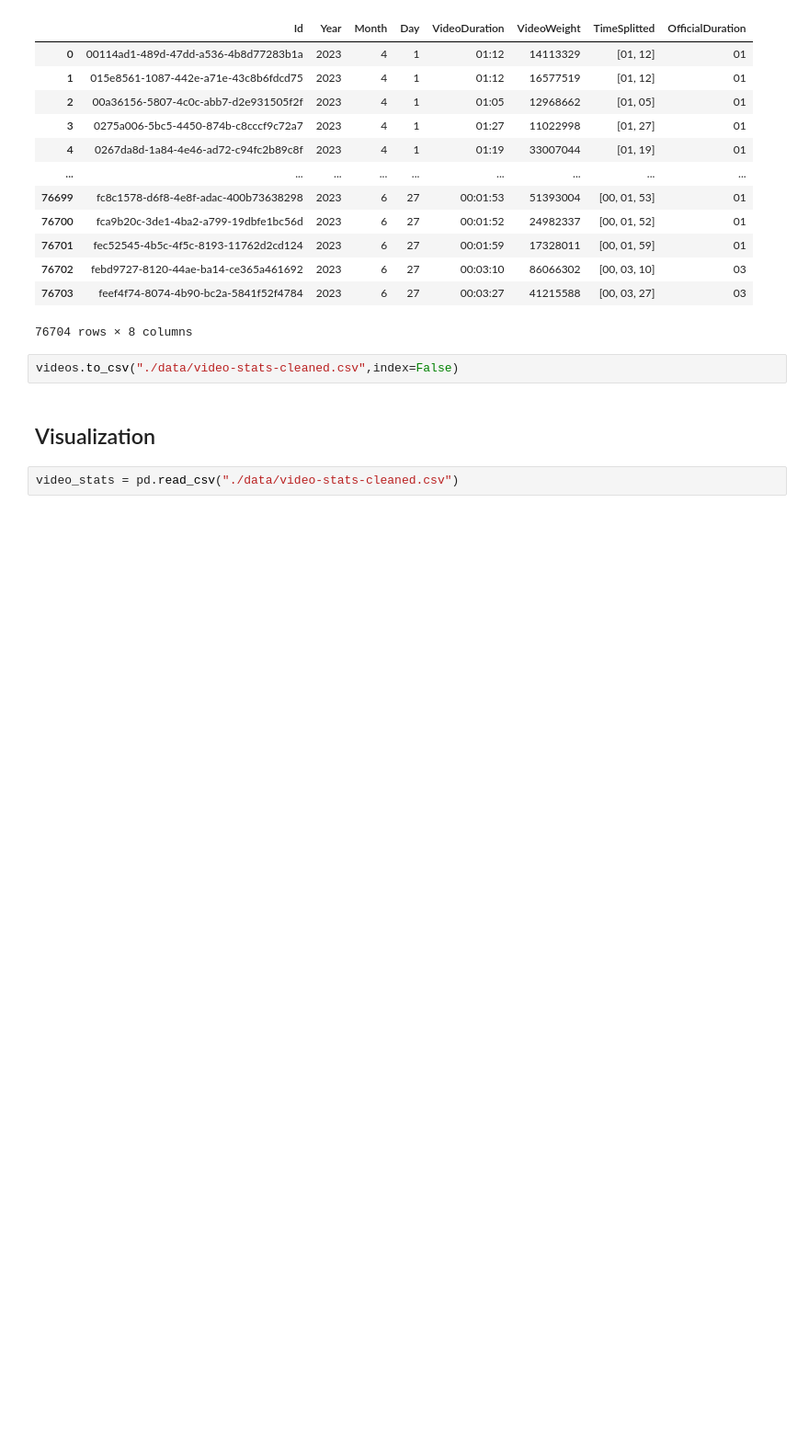
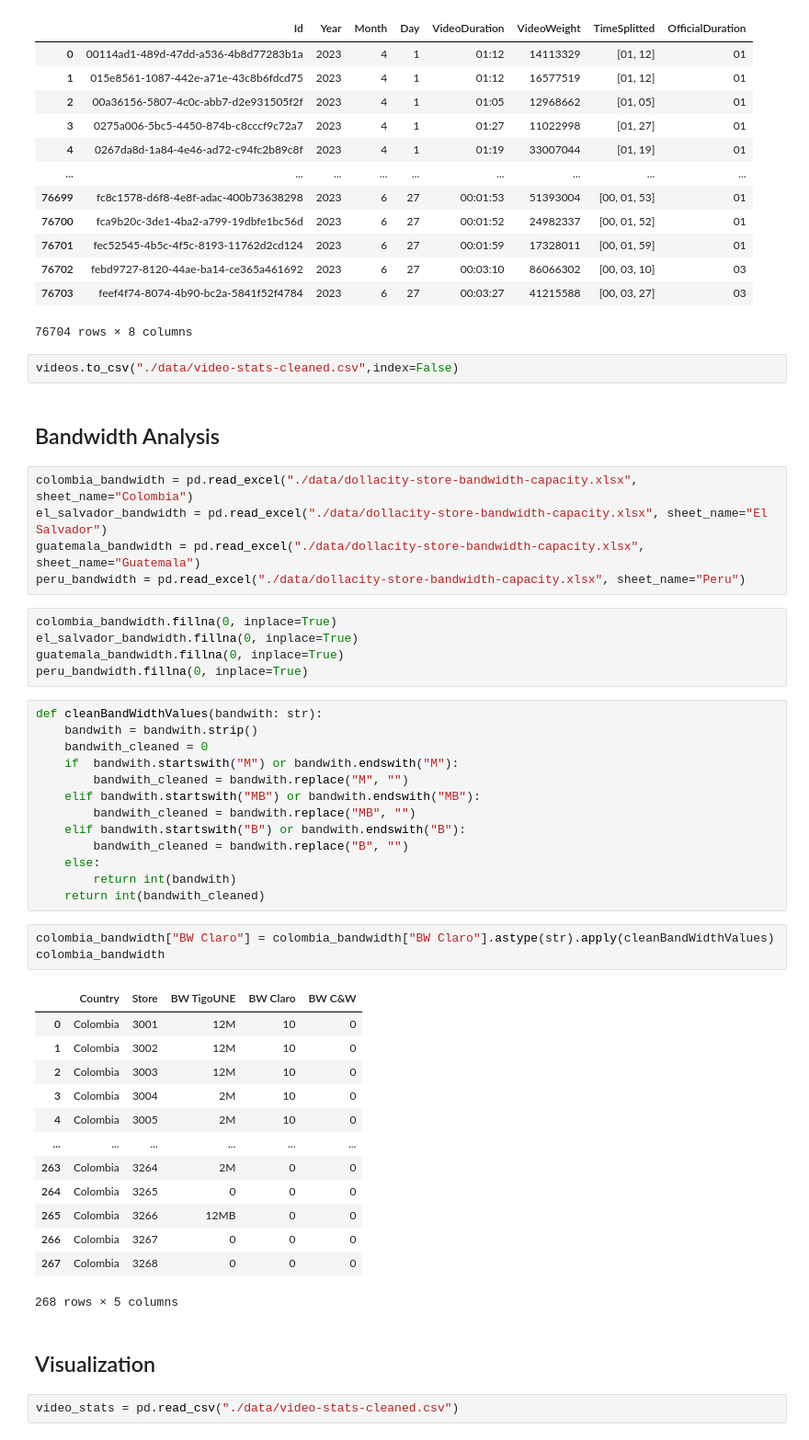
Before and after one commit to mario-galindo/videos_analysis, a Jupyter notebook: videos_analysis.ipynb, the cells around one changed output. Shown at 92% size. Drawn from its saved outputs; the diff is of its cells as text; blank space fills up the shorter version.

Commit message:
data and data transformations added to analyze video bandwidth correlation issues

```diff
--- a/videos_analysis.ipynb
+++ b/videos_analysis.ipynb
@@ -45,6 +46,48 @@ videos
 76704 rows × 8 columns
 # %%
 videos.to_csv("./data/video-stats-cleaned.csv",index=False)
+# %% [markdown]
+## Bandwidth Analysis
+# %%
+colombia_bandwidth = pd.read_excel("./data/dollacity-store-bandwidth-capacity.xlsx", sheet_name="Colombia")
+el_salvador_bandwidth = pd.read_excel("./data/dollacity-store-bandwidth-capacity.xlsx", sheet_name="El Salvador")
+guatemala_bandwidth = pd.read_excel("./data/dollacity-store-bandwidth-capacity.xlsx", sheet_name="Guatemala")
+peru_bandwidth = pd.read_excel("./data/dollacity-store-bandwidth-capacity.xlsx", sheet_name="Peru")
+# %%
+colombia_bandwidth.fillna(0, inplace=True)
+el_salvador_bandwidth.fillna(0, inplace=True)
+guatemala_bandwidth.fillna(0, inplace=True)
+peru_bandwidth.fillna(0, inplace=True)
+# %%
+def cleanBandWidthValues(bandwith: str):
+    bandwith = bandwith.strip()
+    bandwith_cleaned = 0
+    if  bandwith.startswith("M") or bandwith.endswith("M"):
+        bandwith_cleaned = bandwith.replace("M", "")
+    elif bandwith.startswith("MB") or bandwith.endswith("MB"):
+        bandwith_cleaned = bandwith.replace("MB", "")
+    elif bandwith.startswith("B") or bandwith.endswith("B"):
+        bandwith_cleaned = bandwith.replace("B", "")
+    else:
+        return int(bandwith)
+    return int(bandwith_cleaned)
+# %%
+colombia_bandwidth["BW Claro"] = colombia_bandwidth["BW Claro"].astype(str).apply(cleanBandWidthValues)
+colombia_bandwidth
+# %% [output]
+|  | Country | Store | BW TigoUNE | BW Claro | BW C&W |
+| 0 | Colombia | 3001 | 12M | 10 | 0 |
+| 1 | Colombia | 3002 | 12M | 10 | 0 |
+| 2 | Colombia | 3003 | 12M | 10 | 0 |
+| 3 | Colombia | 3004 | 2M | 10 | 0 |
+| 4 | Colombia | 3005 | 2M | 10 | 0 |
+| ... | ... | ... | ... | ... | ... |
+| 263 | Colombia | 3264 | 2M | 0 | 0 |
+| 264 | Colombia | 3265 | 0 | 0 | 0 |
+| 265 | Colombia | 3266 | 12MB | 0 | 0 |
+| 266 | Colombia | 3267 | 0 | 0 | 0 |
+| 267 | Colombia | 3268 | 0 | 0 | 0 |
+268 rows × 5 columns
 # %% [markdown]
 ## Visualization
 # %%
```
Also changed, not shown: parts of 1 cell of this notebook, 1 other file.
